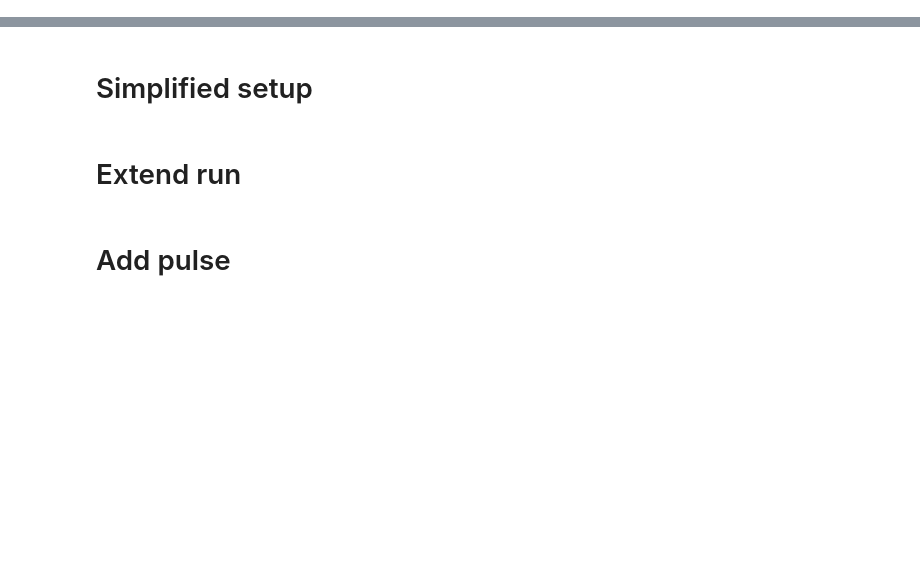
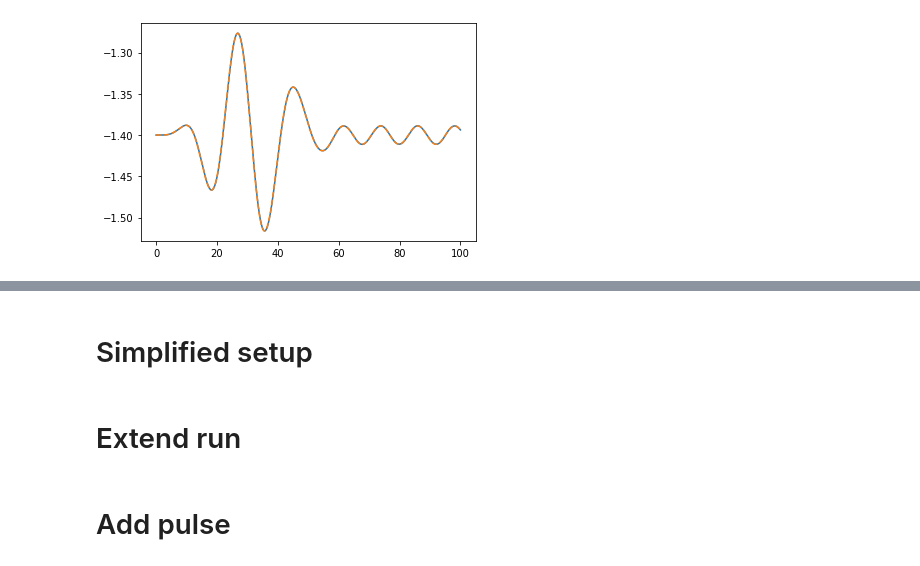
Before and after one commit to HyQD/time-propagator, a Jupyter notebook: examples/examples.ipynb, the cells around one changed output, grey strips where cells are left out. Saved outputs shown, nothing was run; the diff lists cells and outputs as text; code cells hidden in the pictures; blank space fills up the shorter version.

```diff
--- a/examples/examples.ipynb
+++ b/examples/examples.ipynb
@@ -28,3 +60,30 @@ inputs = {
+# %%
+aa = np.load('tp_ckpt_800.npz',allow_pickle=True)
+bb = dict(aa)
+cc = {}
+cc['samples'] = bb['samples'].item()
+cc['inputs'] = bb['inputs'].item()
+cc['arrays'] = bb['arrays'].item()
+cc['log'] = bb['log'].item()
+cc['misc'] = bb['misc'].item()
+
+
+tp = TimePropagator('rcis',inputs=cc)
+tp.build()
+
+output55 = tp.propagate()
+# %%
+samples55 = output55['samples']
+
+d55 = samples55['dipole_moment']
+t55 = samples55['time_points']
+
+
+plt.plot(t4,d4[:,2].real)
+plt.plot(t55,d55[:,2].real,'--')
+plt.show()
+# %% [output]
+[figure, added]
 # %%
 tp = TimePropagator('rcis',inputs=inputs)
 tp.setup_quantum_system('pyscf')
```
Also changed, not shown: parts of 10 cells of this notebook, 7 other files.
